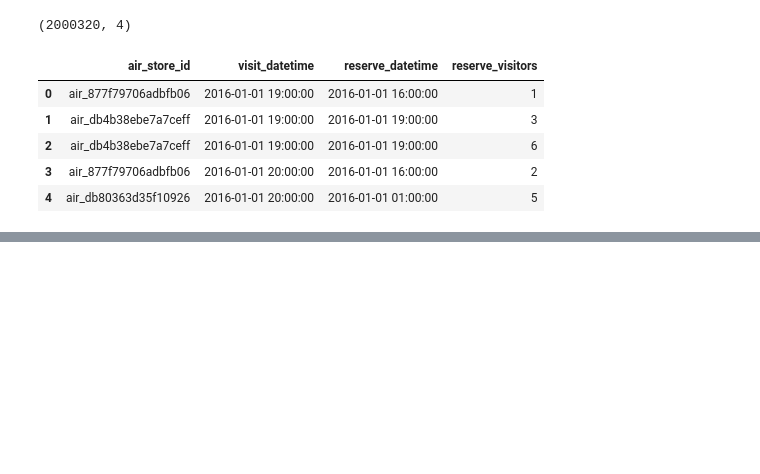
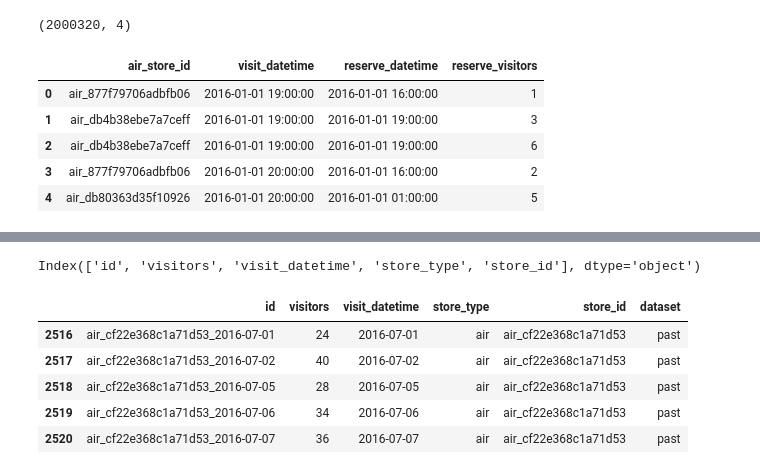
Before and after one commit to prasadPattuvamVeedu/Restaurent_visitor_forecating, a Jupyter notebook: resturent_visitor.ipynb, the cells around one changed output, grey strips where cells are left out. Saved outputs shown, nothing was run; the diff lists cells and outputs as text; code cells hidden in the pictures; blank space fills up the shorter version.

```diff
--- a/resturent_visitor.ipynb
+++ b/resturent_visitor.ipynb
@@ -907,0 +983,4 @@ store_reserve.head()
+# %%
+air_visit_cl = pd.concat([air_visitor_data,submission_df],axis=0)
+
+air_visit_cl .head()
@@ -907,0 +994,15 @@ store_reserve.head()
+# %%
+air_visit_cl.columns
+# %% [output]
+Index(['id', 'visitors', 'visit_datetime', 'store_type', 'store_id'], dtype='object')
+# %%
+air_visit_cl["dataset"]=air_visit_cl.apply(lambda x:"past" if x["id"] in set(air_visitor_data["id"]) else "future",axis=1)
+# %%
+air_visit_cl .head()
+# %% [output]
+|  | id | visitors | visit_datetime | store_type | store_id | dataset |
+| 2516 | air_cf22e368c1a71d53_2016-07-01 | 24 | 2016-07-01 | air | air_cf22e368c1a71d53 | past |
+| 2517 | air_cf22e368c1a71d53_2016-07-02 | 40 | 2016-07-02 | air | air_cf22e368c1a71d53 | past |
+| 2518 | air_cf22e368c1a71d53_2016-07-05 | 28 | 2016-07-05 | air | air_cf22e368c1a71d53 | past |
+| 2519 | air_cf22e368c1a71d53_2016-07-06 | 34 | 2016-07-06 | air | air_cf22e368c1a71d53 | past |
+| 2520 | air_cf22e368c1a71d53_2016-07-07 | 36 | 2016-07-07 | air | air_cf22e368c1a71d53 | past |
```
Also changed, not shown: parts of 21 cells of this notebook.
